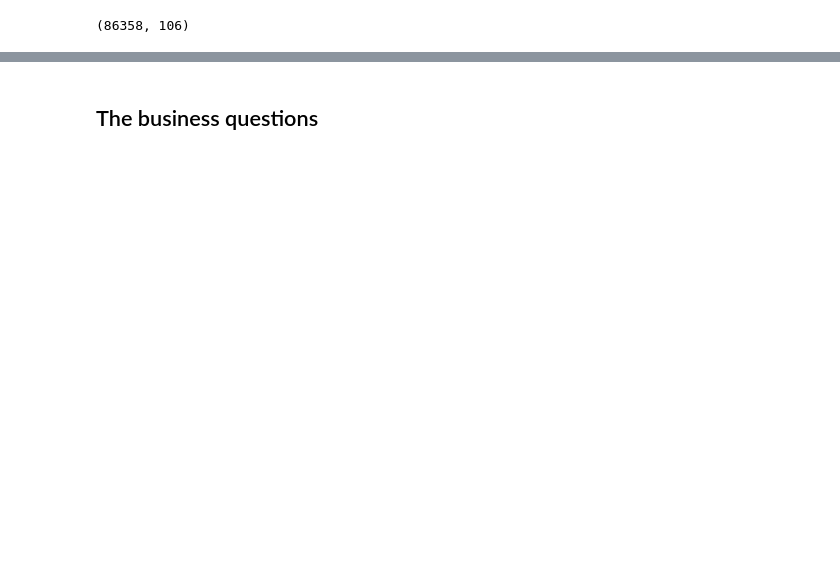
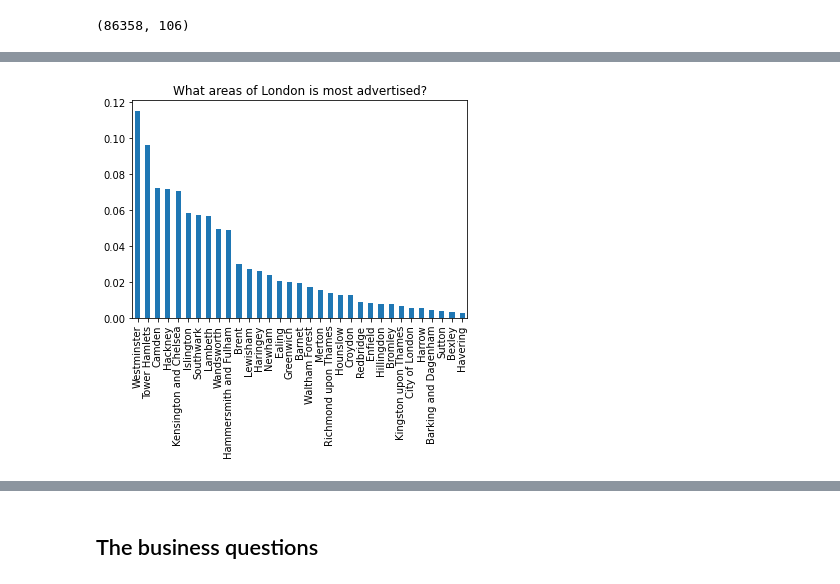
Before and after one commit to waltersmac/Predicting-AirBnB-Prices, a Jupyter notebook: Inside AirbnB - London 2020.ipynb, the cells around one changed output, grey strips where cells are left out. Cells and saved outputs as stored; diff of their text form; code cells hidden in the pictures; blank space fills up the shorter version.

```diff
--- a/Inside AirbnB - London 2020.ipynb
+++ b/Inside AirbnB - London 2020.ipynb
@@ -77,0 +51,10 @@ df_calendar.head()
+# %%
+status_vals = df_listings['neighbourhood_cleansed'].value_counts()
+
+# The below should be a bar chart of the proportion of individuals in each professional category if your status_vals
+# is set up correctly.
+
+(status_vals/df_listings.shape[0]).plot(kind="bar");
+plt.title("What areas of London is most advertised?");
+# %% [output]
+[figure, added]
```
Also changed, not shown: parts of 41 cells of this notebook.
